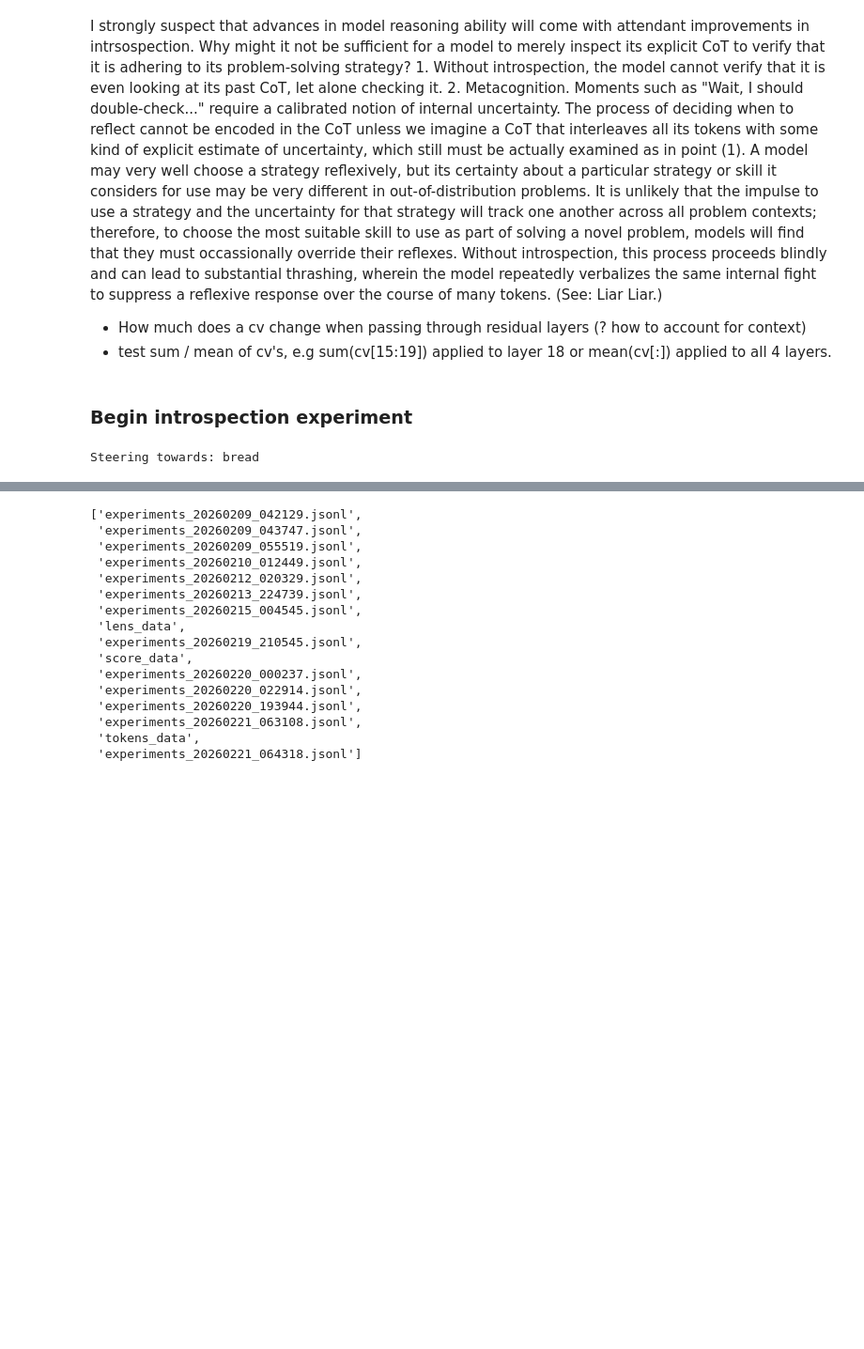
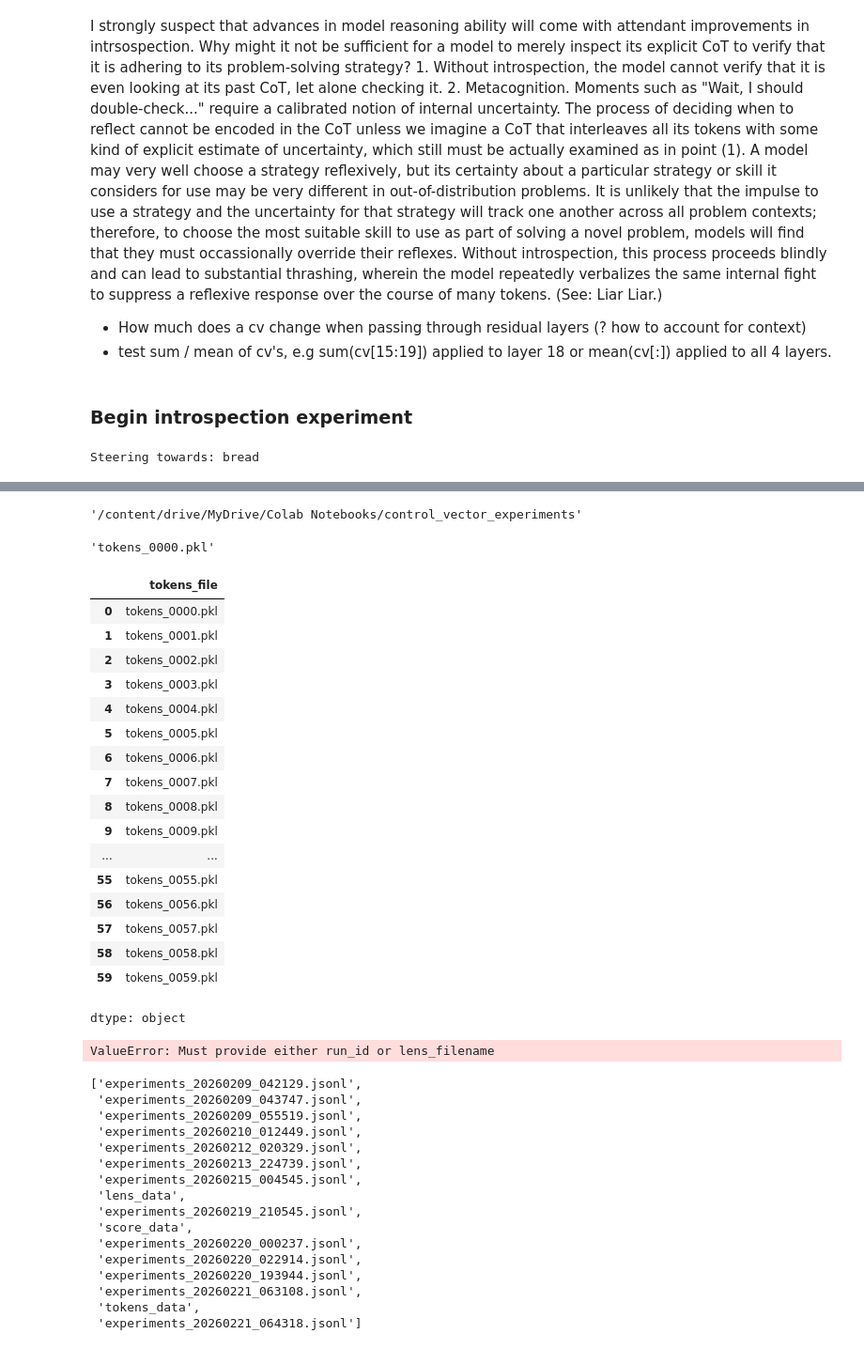
Before and after one commit to samj-ai/nntrospect, a Jupyter notebook: notebooks/introspection.ipynb, the cells around one changed output, grey strips where cells are left out. Shown at 94% size. Drawn from its saved outputs; the diff is of its cells as text; code cells hidden in the pictures; blank space fills up the shorter version.

```diff
--- a/notebooks/introspection.ipynb
+++ b/notebooks/introspection.ipynb
@@ -1629,10 +1634,13 @@ def find_answer_idx(lst, begin_after_token=think_end_token, convert_from_ids=Fal
         For thinking models, the answer appears after </think>.
         Also, this relies on the model adhering to the requested format,
         prefixing its final answer (yes / no) with answer_prefix_tokens.
+        Returns -1 if the answer index cannot be found.
     """
     if convert_from_ids:
         lst = tokenizer.convert_ids_to_tokens(lst)
-    think_end_idx = lst.index(begin_after_token)
+    think_end_idx = lst.index(begin_after_token) if begin_after_token in lst else -1
+    if think_end_idx == -1: # not found
+        return -1
     idx_after_think = find_sequence(lst[think_end_idx:], answer_prefix_tokens, strip_nonletters=True)
     if idx_after_think == -1: # not found
         return -1
@@ -1800,0 +1805,5 @@ Generated: response 29 for placebo
+# %%
+# make and save control vectors:
+for name, v in {'tp': cv_tp, 'fp': cv_fp, 'fn': cv_fn, 'tn': cv_tn}.items():
+    with open(f'cv_{name}.pkl', 'wb') as f:
+        pickle.dump(v, f)
@@ -1800,0 +1833,9 @@ Generated: response 29 for placebo
+# %%
+# Load past experiment logs
+# NOTE: requires full filepath
+logger_past = ExperimentLogger.from_file(f'{log_dir}/experiments_20260225_200554.jsonl')
+# Get all results as DataFrame
+df = logger_past.to_dataframe()
+# get tp / fp / fn / tn counts
+result = pd.crosstab(df['steering_word'], df['answer'])
+result
@@ -1800,0 +1847,2 @@ Generated: response 29 for placebo
+# %%
+df = logger_past.to_dataframe()
@@ -1800,0 +1882,34 @@ Generated: response 29 for placebo
+# %%
+log_dir
+# %% [output]
+'/content/drive/MyDrive/Colab Notebooks/control_vector_experiments'
+# %%
+tfstr
+# %% [output]
+'tokens_0000.pkl'
+# %%
+df['tokens_file']
+# %% [output]
+|  | tokens_file |
+| 0 | tokens_0000.pkl |
+| 1 | tokens_0001.pkl |
+| 2 | tokens_0002.pkl |
+| 3 | tokens_0003.pkl |
+| 4 | tokens_0004.pkl |
+| 5 | tokens_0005.pkl |
+| 6 | tokens_0006.pkl |
+| 7 | tokens_0007.pkl |
+| 8 | tokens_0008.pkl |
+| 9 | tokens_0009.pkl |
+| ... | ... |
+| 55 | tokens_0055.pkl |
+| 56 | tokens_0056.pkl |
+| 57 | tokens_0057.pkl |
+| 58 | tokens_0058.pkl |
+| 59 | tokens_0059.pkl |
+dtype: object
+# %%
+ld = logger_past.load_lens_data()
+td = logger_past.load_token_data()
+# %% [output]
+ValueError: Must provide either run_id or lens_filename
```
Also changed, not shown: parts of 17 cells of this notebook, 1 other file.
